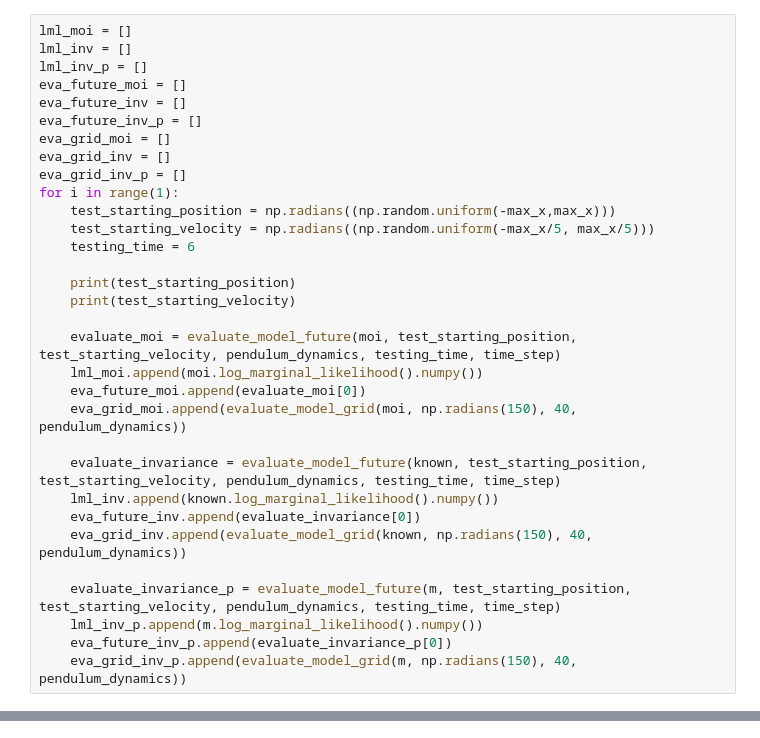
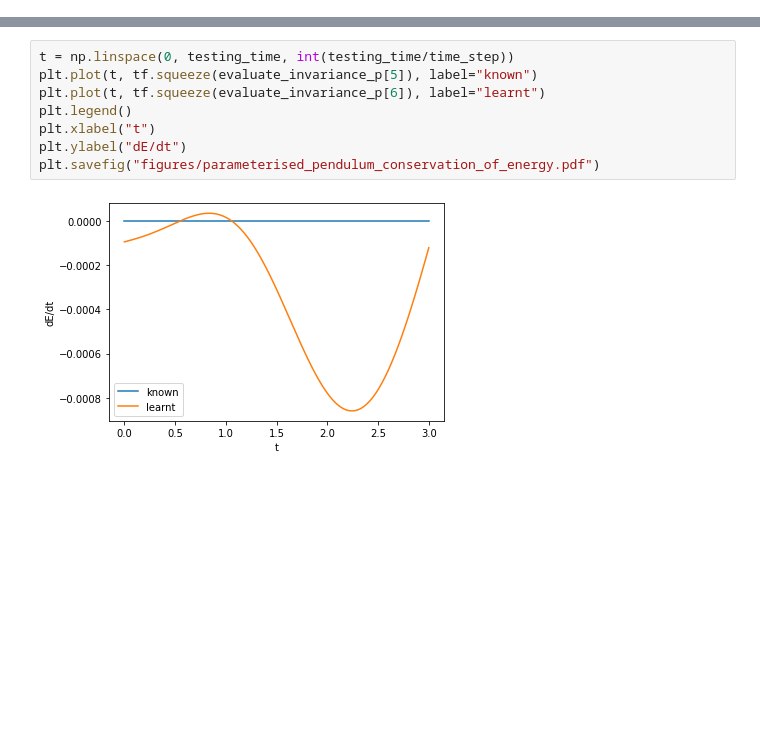
Before and after one commit to charlielao/dynamical_system_invariance_project, a Jupyter notebook: codes/run_param_undamped.ipynb, the cells around one changed output, grey strips where cells are left out. Cells and saved outputs as stored; diff of their text form; blank space fills up the shorter version.

```diff
--- a/codes/run_param_undamped.ipynb
+++ b/codes/run_param_undamped.ipynb
@@ -68,32 +75,0 @@ latex
-# %%
-lml_moi = []
-lml_inv = []
-lml_inv_p = []
-eva_future_moi = []
-eva_future_inv = []
-eva_future_inv_p = []
-eva_grid_moi = []
-eva_grid_inv = []
-eva_grid_inv_p = []
-for i in range(1):
-    test_starting_position = np.radians((np.random.uniform(-max_x,max_x)))
-    test_starting_velocity = np.radians((np.random.uniform(-max_x/5, max_x/5)))
-    testing_time = 6
-
-    print(test_starting_position)
-    print(test_starting_velocity)
-
-    evaluate_moi = evaluate_model_future(moi, test_starting_position, test_starting_velocity, pendulum_dynamics, testing_time, time_step)
-    lml_moi.append(moi.log_marginal_likelihood().numpy())
-    eva_future_moi.append(evaluate_moi[0])
-    eva_grid_moi.append(evaluate_model_grid(moi, np.radians(150), 40, pendulum_dynamics))
-
-    evaluate_invariance = evaluate_model_future(known, test_starting_position, test_starting_velocity, pendulum_dynamics, testing_time, time_step)
-    lml_inv.append(known.log_marginal_likelihood().numpy())
-    eva_future_inv.append(evaluate_invariance[0])
-    eva_grid_inv.append(evaluate_model_grid(known, np.radians(150), 40, pendulum_dynamics))
-
-    evaluate_invariance_p = evaluate_model_future(m, test_starting_position, test_starting_velocity, pendulum_dynamics, testing_time, time_step)
-    lml_inv_p.append(m.log_marginal_likelihood().numpy())
-    eva_future_inv_p.append(evaluate_invariance_p[0])
-    eva_grid_inv_p.append(evaluate_model_grid(m, np.radians(150), 40, pendulum_dynamics))
@@ -154,0 +179,10 @@ plt.savefig("figures/parameterised_pendulum_learnt_polynomial.pdf")
+# %%
+t = np.linspace(0, testing_time, int(testing_time/time_step))
+plt.plot(t, tf.squeeze(evaluate_invariance_p[5]), label="known")
+plt.plot(t, tf.squeeze(evaluate_invariance_p[6]), label="learnt")
+plt.legend()
+plt.xlabel("t")
+plt.ylabel("dE/dt")
+plt.savefig("figures/parameterised_pendulum_conservation_of_energy.pdf")
+# %% [output]
+[figure, added]
```
Also changed, not shown: parts of 10 cells of this notebook, 16 other files.
